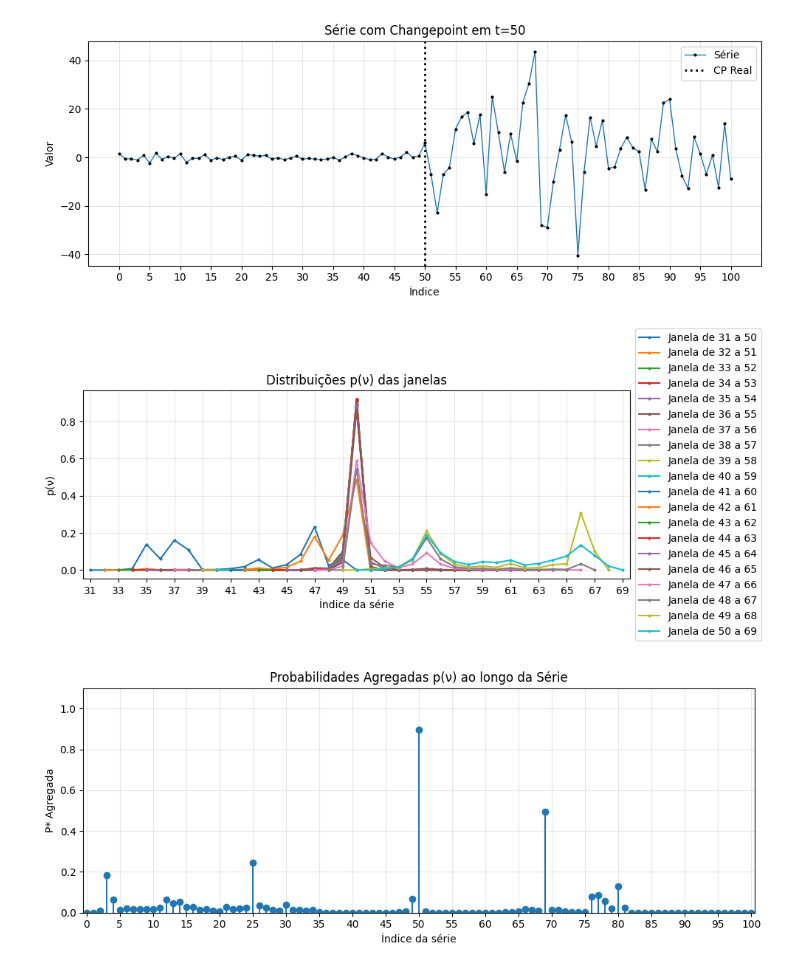
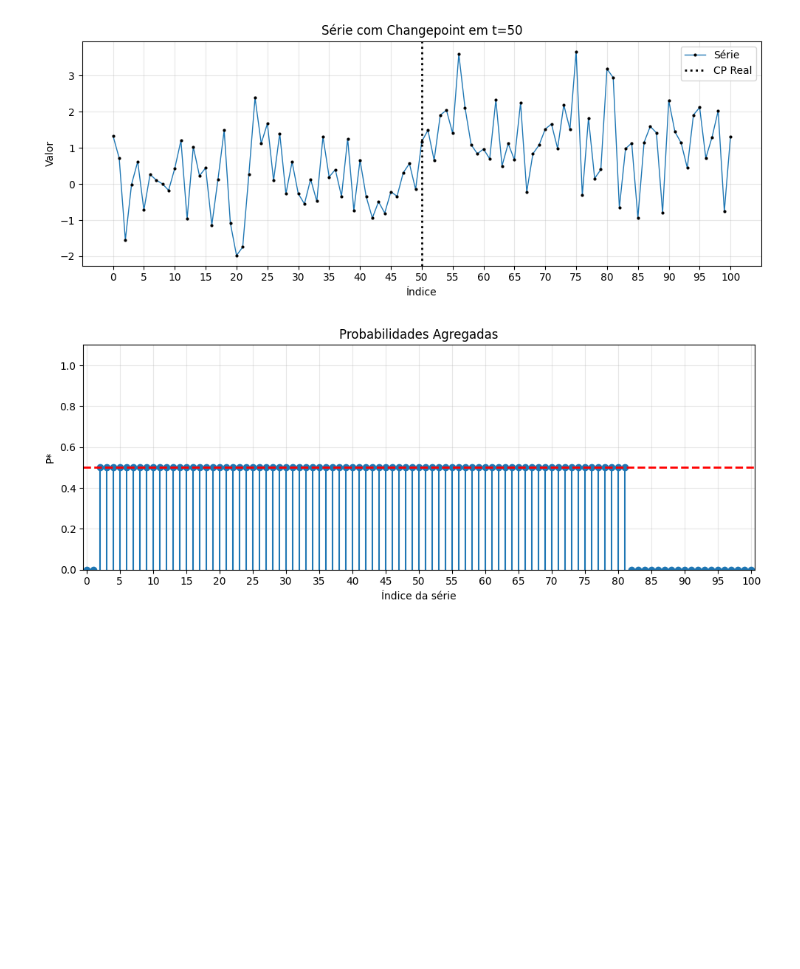
Before and after one commit to lhscaldas/Mestrado, a Jupyter notebook: VWCD_debug.ipynb, the cells around one changed output. Saved outputs shown, nothing was run; the diff lists cells and outputs as text; code cells hidden in the pictures; blank space fills up the shorter version.

Commit message:
Refatoração do vwcd após muitos testes no notebook de debug

```diff
--- a/VWCD_debug.ipynb
+++ b/VWCD_debug.ipynb
@@ -100,12 +100,14 @@ def plot_window(windows, starts, w, title=None, figsize=(10,4)):
 # Função para plotar as probabilidades agregadas usando plt.stem
 import matplotlib.pyplot as plt
 import numpy as np
-def plot_agg_probs(agg_probs, title=None, figsize=(10,4)):
+def plot_agg_probs(agg_probs, limiar=None, title=None, figsize=(10,4)):
     plt.figure(figsize=figsize)
     plt.stem(range(len(agg_probs)), agg_probs, basefmt=" ")
+    if limiar is not None:
+        plt.axhline(limiar, color='red', linestyle='--', linewidth=2, label='Limiar')
     plt.title(title or "Probabilidades Agregadas p(ν) ao longo da Série")
     plt.xlabel("Índice da série")
-    plt.ylabel("P* Agregada")
+    plt.ylabel("P*")
     plt.xlim(-0.5, len(agg_probs) - 0.5)
     plt.xticks(range(0, len(agg_probs)+1, 5))
     plt.ylim(0, 1.1)
@@ -254,35 +256,32 @@ def vwcd(X, w, vote_p_thr, ab=2, aggreg=agg_linear, pesos=None, lamb=None, verbo
 # %%
 from ArtificialTSGenerator import generate_series_fixed_cp, plot_series
 
 np.random.seed(10) # Resultado bom mesmo pra media 1.2
 # np.random.seed(1) # Usado na variação das médias e do desvio padrão
 N = 101
 cp_real = 50
-means = [0, 0]
-stds = [1, 20]
+means = [0, 1.2]
+stds = [1, 1]
 X, y  = generate_series_fixed_cp(N, means, stds, cp_real)
 # state_labels = ["$f_0$" if state == 0 else "$f_B$" for state in y]
 # plot_series(X, y, states_labels=state_labels, figsize=(10, 4), title=f"Série Temporal Sintética com Changepoint em t={t}")
 
 w = 20
-vote_p_thr = 0.7
+vote_p_thr = 0.5
 ab = 2
 l = 1
 
-CP, elapsedTime, vote_counts, agg_probs, votes, windows = vwcd(X, w=w, vote_p_thr=vote_p_thr, ab=ab, aggreg=agg_logaritmica, pesos=ws_H, lamb=None, verbose=False)
-
-CP = []
+CP, elapsedTime, vote_counts, agg_probs, votes, windows = vwcd(X, w=w, vote_p_thr=vote_p_thr, ab=ab, aggreg=agg_otima, pesos=ws_H, lamb=0, verbose=False)
 plot_series_with_cp(X, CP, CP_real=[cp_real], title=f"Série com Changepoint em t={cp_real}")
 
 
 idxs = range(cp_real - w + 1, cp_real + 1)
-plot_window(windows, idxs, w=w)
+# plot_window(windows, idxs, w=w)
 # plot_window(windows, cp_real-10+1, w=w)
-plot_agg_probs(agg_probs, title="Probabilidades Agregadas Recalculadas")
+plot_agg_probs(agg_probs, title="Probabilidades Agregadas", limiar=vote_p_thr)
 # %% [output]
-[figure, old version]
+[figure, new version]
-[figure, old version]
+[figure, new version]
-[figure, removed]
 # %%
 agg_probs_calc = np.zeros(len(votes))
 N = len(votes)
```
Also changed, not shown: parts of 1 cell of this notebook, 1 other file.
